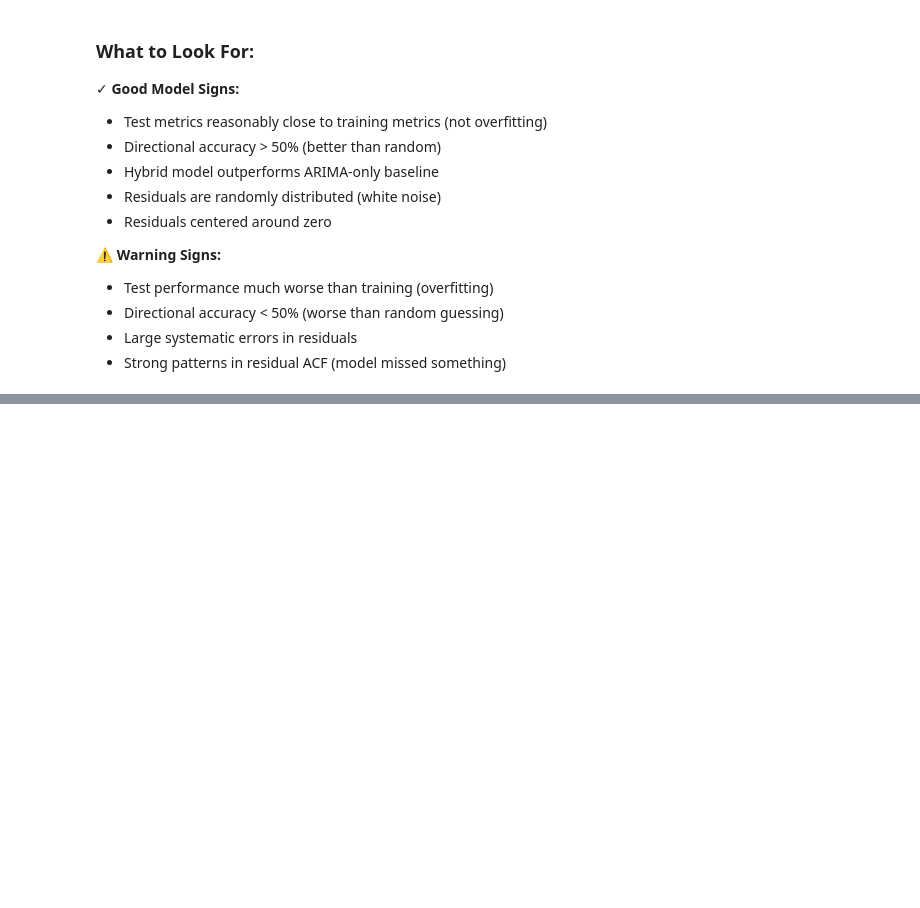
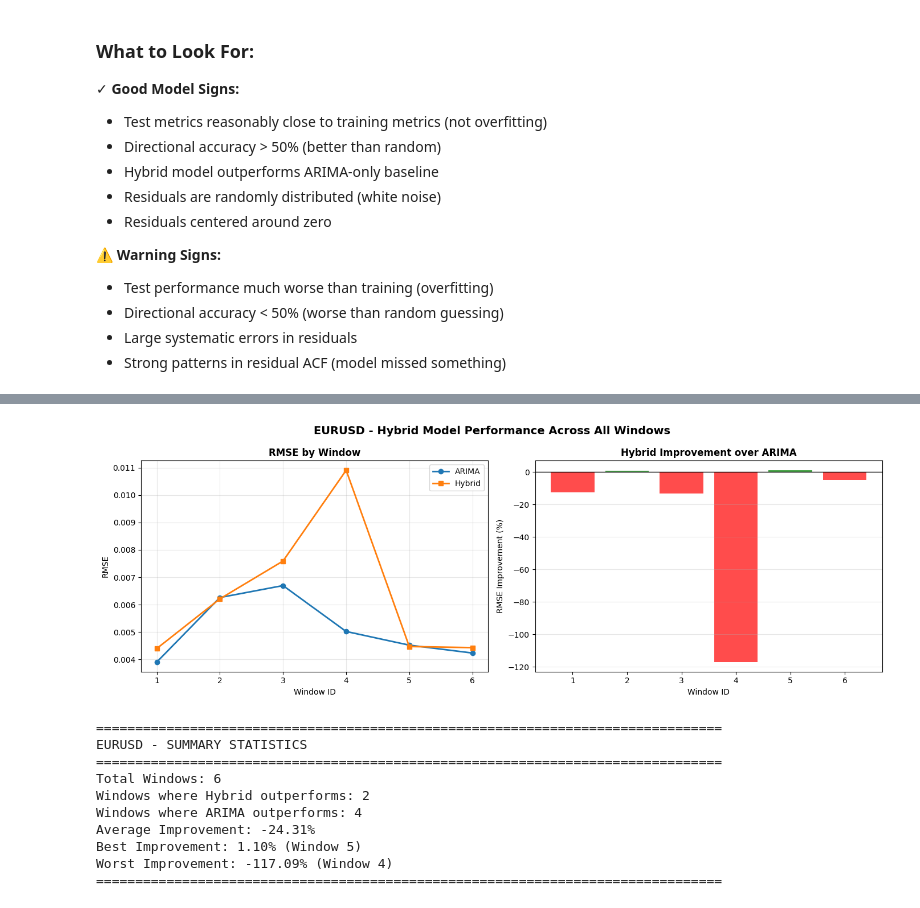
Before and after one commit to LoveraLokeswara/Volatility-Forecasting, a Jupyter notebook: ARIMA_SVM_hybrid1_fixed.ipynb, the cells around one changed output, grey strips where cells are left out. Saved outputs shown, nothing was run; the diff lists cells and outputs as text; code cells hidden in the pictures; blank space fills up the shorter version.

Commit message:
implemented new dataset EURUSD for ARIMA + SVM hybrid

```diff
--- a/ARIMA_SVM_hybrid1_fixed.ipynb
+++ b/ARIMA_SVM_hybrid1_fixed.ipynb
@@ -2082,0 +2088,18 @@ Worst Improvement: -55.09% (Window 8)
+# %%
+# Download EURUSD data
+print("Downloading EURUSD data...")
+eurusd_data = yf.download("EURUSD=X", start="2009-08-11", end="2019-08-11", progress=False)
+
+print(f"\nEURUSD Data Shape: {eurusd_data.shape}")
+print(f"EURUSD Date Range: {eurusd_data.index.min()} to {eurusd_data.index.max()}")
+print(f"Total EURUSD observations: {len(eurusd_data)}")
+
+# Calculate log returns
+eurusd_data['Log_Returns'] = np.log(eurusd_data['Close'] / eurusd_data['Close'].shift(1))
+
+# Clean data
+eurusd_clean = eurusd_data.dropna()
+
+print(f"\nAfter cleaning: {len(eurusd_clean)} observations")
+print(f"Mean daily return: {eurusd_clean['Log_Returns'].mean():.6f}")
+print(f"Standard deviation: {eurusd_clean['Log_Returns'].std():.6f}")
@@ -2082,0 +2229,17 @@ Worst Improvement: -55.09% (Window 8)
+# %%
+print("\n\n New Dataset: EURUSD HYBRID ARIMA-SVM")
+
+eurusd_hybrid_results = run_hybrid_arima_svm_cv(
+    cv_splits=eurusd_cv_splits,
+    data_clean=eurusd_clean,
+    asset_name='EURUSD',
+    max_p=3,
+    max_d=1,
+    max_q=3,
+    lookback=10,
+    kernel='rbf',
+    C=1.0,
+    epsilon=0.1,
+    gamma='scale',
+    verbose=True
+)
@@ -2082,0 +2264,14 @@ Worst Improvement: -55.09% (Window 8)
+# %%
+plot_all_windows_comparison(eurusd_hybrid_results)
+# %% [output]
+[figure, added]
+================================================================================
+EURUSD - SUMMARY STATISTICS
+================================================================================
+Total Windows: 6
+Windows where Hybrid outperforms: 2
+Windows where ARIMA outperforms: 4
+Average Improvement: -24.31%
+Best Improvement: 1.10% (Window 5)
+Worst Improvement: -117.09% (Window 4)
+================================================================================
```
Also changed, not shown: parts of 4 cells of this notebook.
